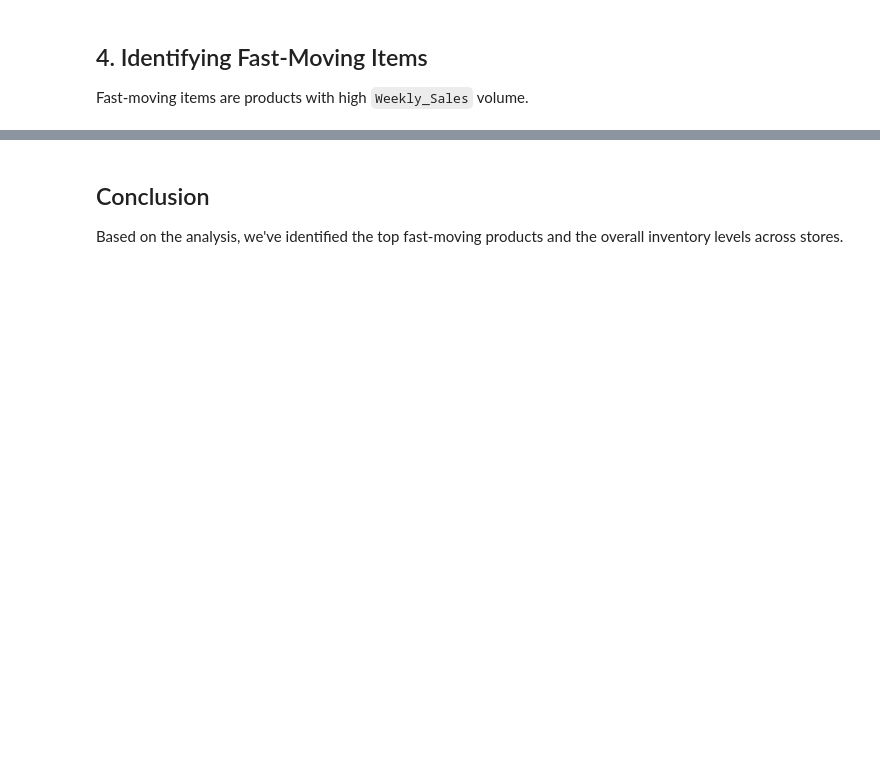
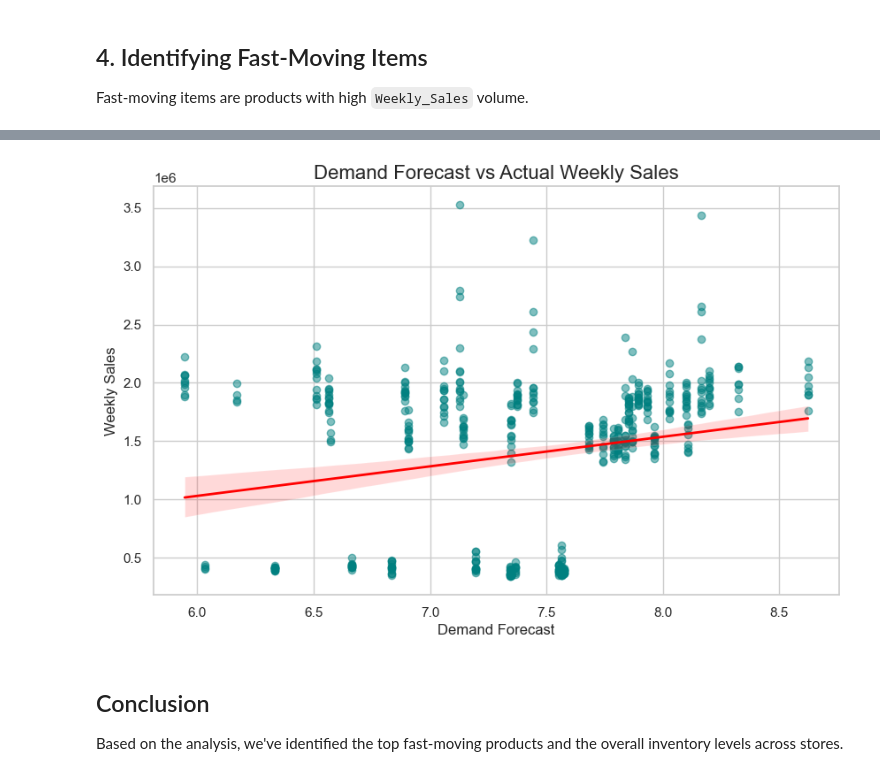
Before and after one commit to yashwanthjack/Retail-Inventory-Management-Analysis, a Jupyter notebook: inventory-data-analysis.ipynb, the cells around one changed output, grey strips where cells are left out. Cells and saved outputs as stored; diff of their text form; code cells hidden in the pictures; blank space fills up the shorter version.

```diff
--- a/inventory-data-analysis.ipynb
+++ b/inventory-data-analysis.ipynb
@@ -63,3 +161,13 @@ print(top_10_items.head(5))
+# %%
+# Scatter plot with regression line evaluating forecast vs real sales
+plt.figure(figsize=(10, 6))
+sns.regplot(data=df, x='demand forecast', y='Weekly_Sales', scatter_kws={'alpha':0.5, 'color': 'teal'}, line_kws={'color':'red', 'lw': 2})
+plt.title('Demand Forecast vs Actual Weekly Sales', fontsize=16)
+plt.xlabel('Demand Forecast', fontsize=12)
+plt.ylabel('Weekly Sales', fontsize=12)
+plt.show()
+# %% [output]
+[figure, added]
 # %% [markdown]
 ## Conclusion
 
```
Also changed, not shown: parts of 11 cells of this notebook, 1 other file.
